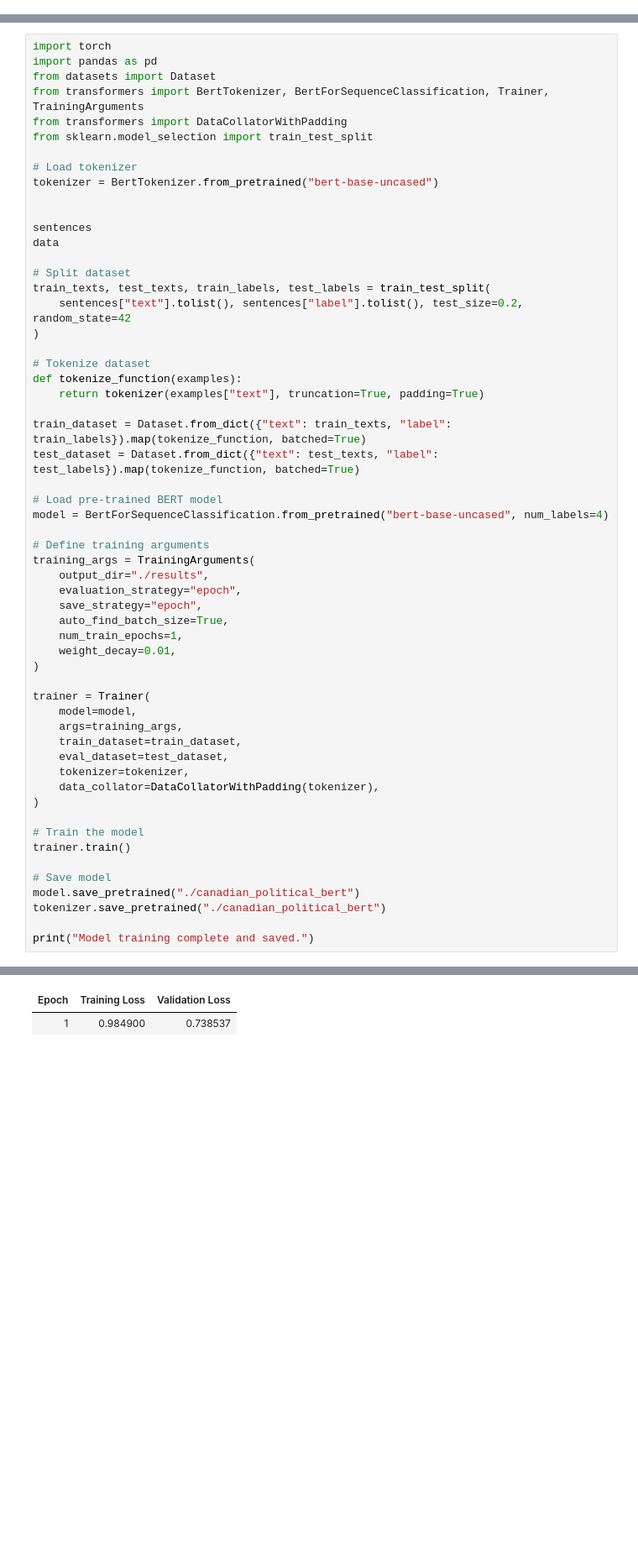
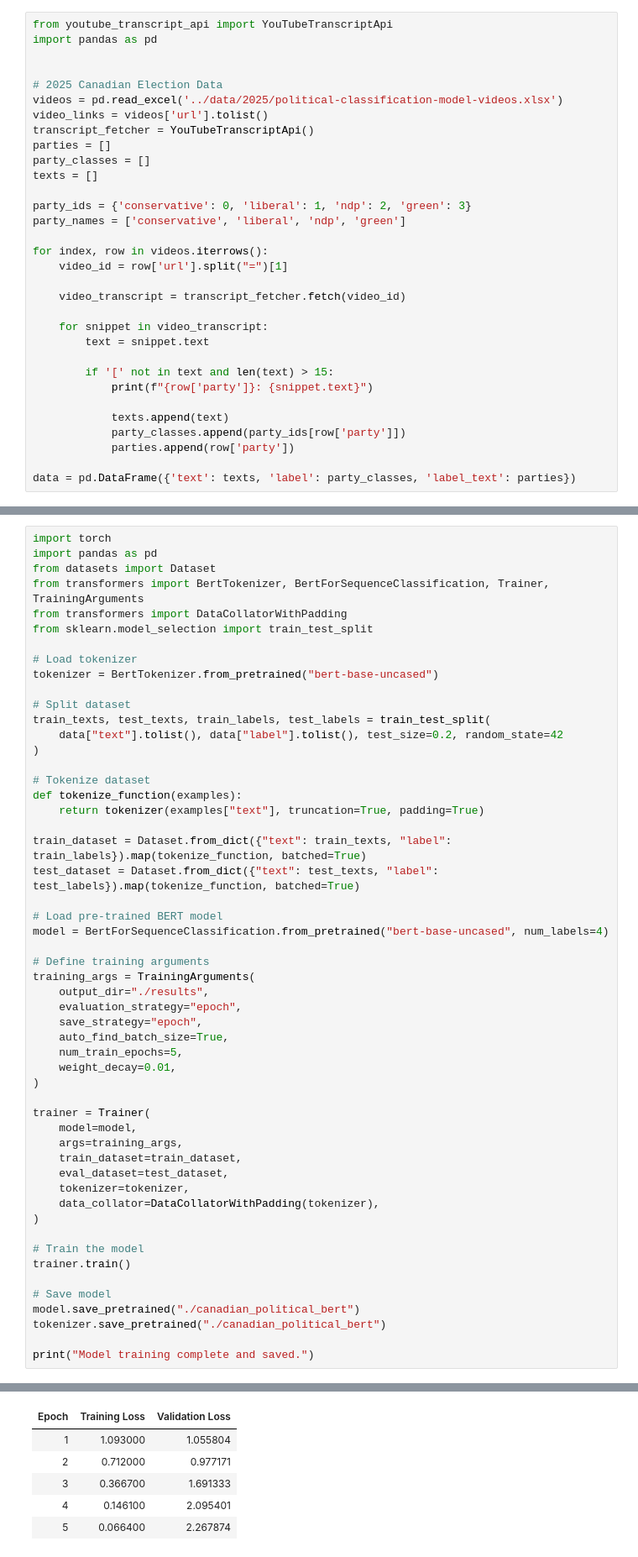
Before and after one commit to Isss11/ai-political-alignment, a Jupyter notebook: analysis/transformers.ipynb, the cells around one changed output, grey strips where cells are left out. Shown at 84% size. Cells and saved outputs as stored; diff of their text form; blank space fills up the shorter version.

```diff
--- a/analysis/transformers.ipynb
+++ b/analysis/transformers.ipynb
@@ -73,0 +64,32 @@ data = pd.DataFrame({
+# %%
+from youtube_transcript_api import YouTubeTranscriptApi
+import pandas as pd
+
+
+# 2025 Canadian Election Data
+videos = pd.read_excel('../data/2025/political-classification-model-videos.xlsx')
+video_links = videos['url'].tolist()
+transcript_fetcher = YouTubeTranscriptApi()
+parties = []
+party_classes = []
+texts = []
+
+party_ids = {'conservative': 0, 'liberal': 1, 'ndp': 2, 'green': 3}
+party_names = ['conservative', 'liberal', 'ndp', 'green']
+
+for index, row in videos.iterrows():
+    video_id = row['url'].split("=")[1]
+
+    video_transcript = transcript_fetcher.fetch(video_id)
+
+    for snippet in video_transcript:
+        text = snippet.text
+
+        if '[' not in text and len(text) > 15:
+            print(f"{row['party']}: {snippet.text}")
+
+            texts.append(text)
+            party_classes.append(party_ids[row['party']])
+            parties.append(row['party'])
+
+data = pd.DataFrame({'text': texts, 'label': party_classes, 'label_text': parties})
@@ -82,13 +122,9 @@ from sklearn.model_selection import train_test_split
 # Load tokenizer
 tokenizer = BertTokenizer.from_pretrained("bert-base-uncased")
 
-
-sentences
-data
-
 # Split dataset
 train_texts, test_texts, train_labels, test_labels = train_test_split(
-    sentences["text"].tolist(), sentences["label"].tolist(), test_size=0.2, random_state=42
+    data["text"].tolist(), data["label"].tolist(), test_size=0.2, random_state=42
 )
 
 # Tokenize dataset
@@ -107,7 +143,7 @@ training_args = TrainingArguments(
     evaluation_strategy="epoch",
     save_strategy="epoch",
     auto_find_batch_size=True,
-    num_train_epochs=1,
+    num_train_epochs=5,
     weight_decay=0.01,
 )
 
@@ -135,5 +171,9 @@ You should probably TRAIN this model on a down-stream task to be able to use it
 | Epoch | Training Loss | Validation Loss |
-| 1 | 0.984900 | 0.738537 |
+| 1 | 1.093000 | 1.055804 |
+| 2 | 0.712000 | 0.977171 |
+| 3 | 0.366700 | 1.691333 |
+| 4 | 0.146100 | 2.095401 |
+| 5 | 0.066400 | 2.267874 |
 Model training complete and saved.
 # %%
 device = torch.device("cuda" if torch.cuda.is_available() else "cpu")
```
Also changed, not shown: parts of 6 cells of this notebook, 5 other files.
